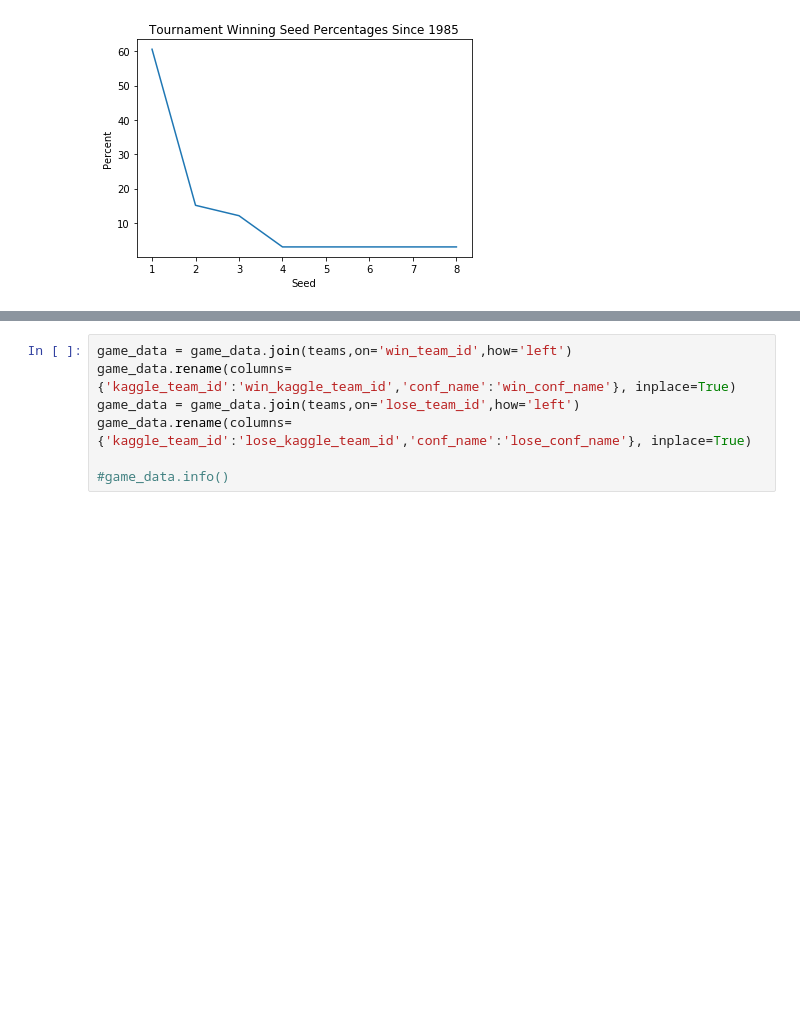
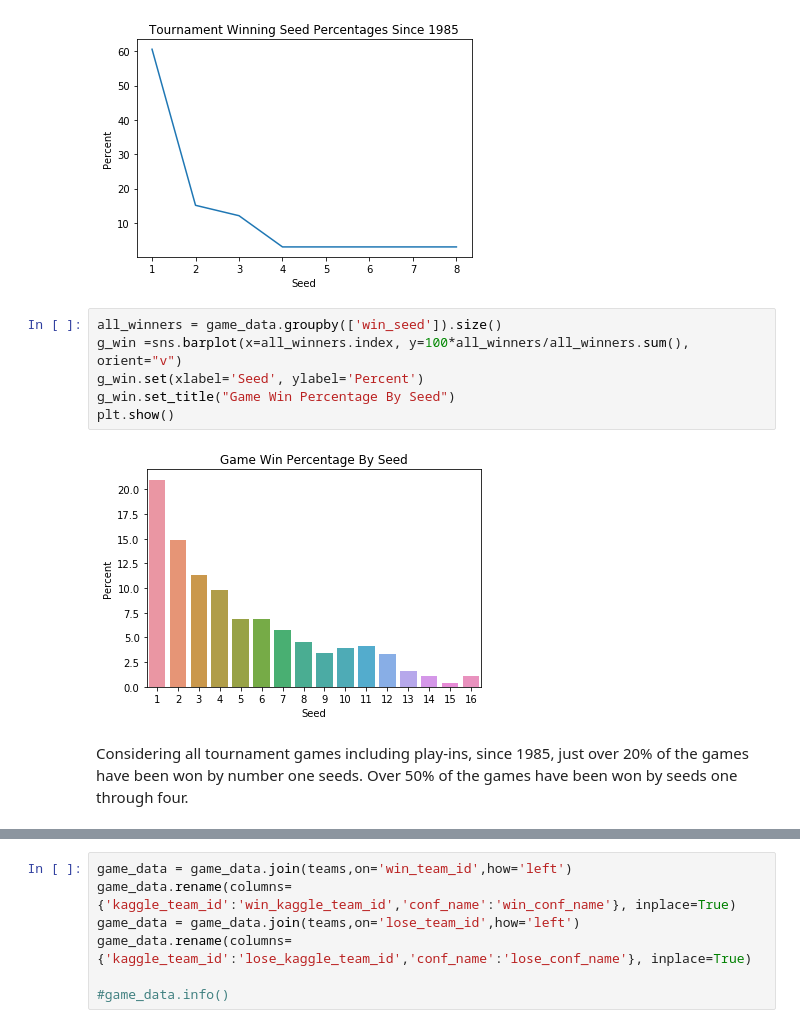
Before and after one commit to chipk215/ncaa_basketball, a Jupyter notebook: Tournament_EDA.ipynb, the cells around one changed output, grey strips where cells are left out. Cells and saved outputs as stored; diff of their text form; blank space fills up the shorter version.

Commit message:
Learning Curves

```diff
--- a/Tournament_EDA.ipynb
+++ b/Tournament_EDA.ipynb
@@ -128,3 +132,13 @@ ax.set_title("Tournament Winning Seed Percentages Since 1985")
 plt.show()
 # %% [output]
 [figure]
+# %%
+all_winners = game_data.groupby(['win_seed']).size()
+g_win =sns.barplot(x=all_winners.index, y=100*all_winners/all_winners.sum(), orient="v")
+g_win.set(xlabel='Seed', ylabel='Percent')
+g_win.set_title("Game Win Percentage By Seed")
+plt.show()
+# %% [output]
+[figure, added]
+# %% [markdown]
+Considering all tournament games including play-ins, since 1985, just over 20% of the games have been won by number one seeds. Over 50% of the games have been won by seeds one through four.
```
Also changed, not shown: parts of 21 cells of this notebook, 1 other file.
